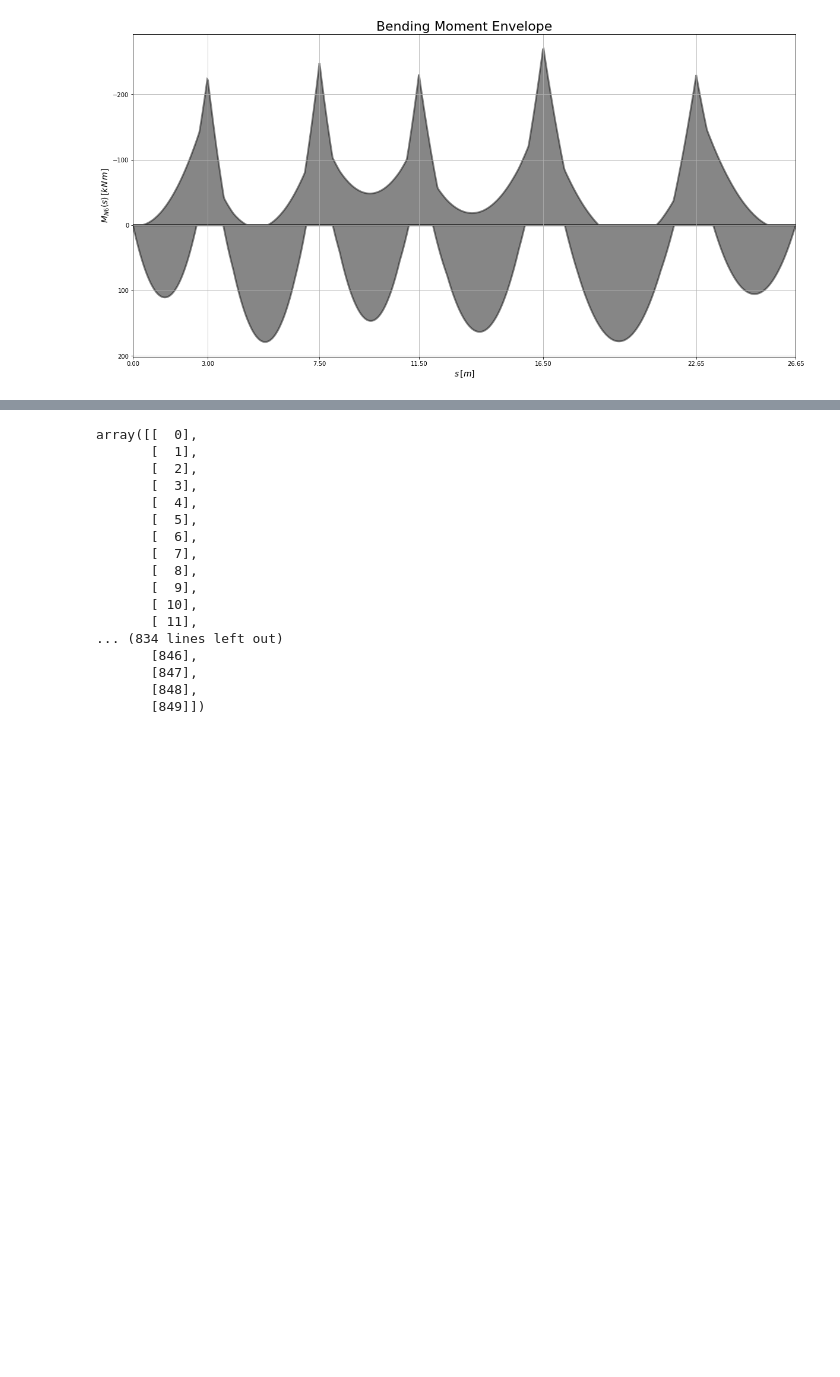
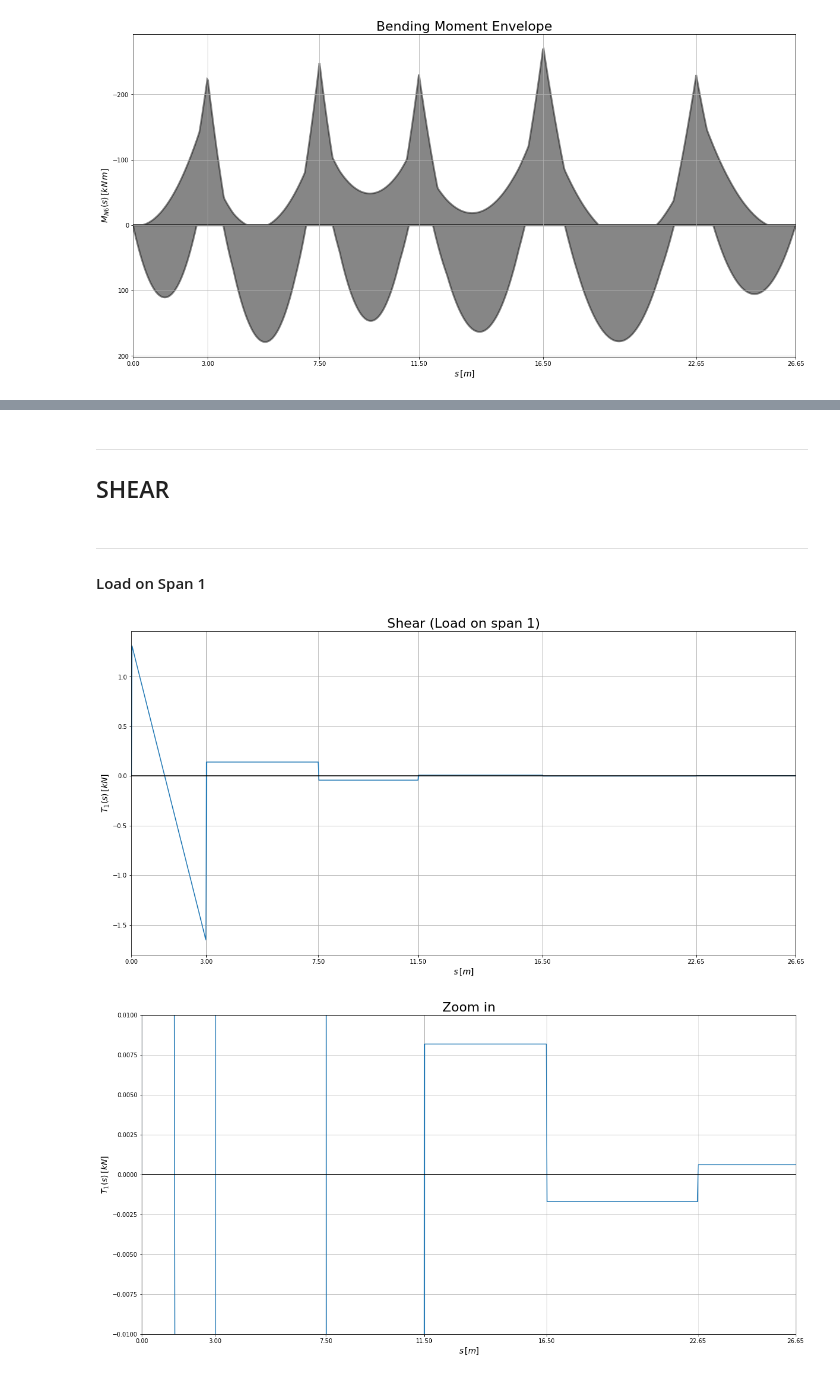
Before and after one commit to akaanzo/structural-safety, a Jupyter notebook: sol.ipynb, the cells around one changed output, grey strips where cells are left out. Drawn from its saved outputs; the diff is of its cells as text; code cells hidden in the pictures; blank space fills up the shorter version.

Commit message:
Plot shear

```diff
--- a/sol.ipynb
+++ b/sol.ipynb
@@ -824,23 +784,39 @@ MEd
 | C5 | 177.757 | 0 |
 | N6 | 0 | -229.318 |
 | C6 | 105.469 | 0 |
-# %%
-np.argwhere(s<=22.65)
-# %% [output]
-array([[  0],
-       [  1],
-       [  2],
-       [  3],
-       [  4],
-       [  5],
-       [  6],
-       [  7],
-       [  8],
-       [  9],
-       [ 10],
-       [ 11],
-... (834 lines left out)
-       [846],
-       [847],
-       [848],
-       [849]])
+# %% [markdown]
+---
+## SHEAR
+# %% [markdown]
+---
+#### Load on Span 1
+# %%
+R_1 = (R1[0] - 1 * s) * (Hv(s) - Hv(s-3)) + R1[1] * (Hv(s-3) - Hv(s-(3+4.5))) + R1[2]*(Hv(s-(3+4.5)) - Hv(s-(3+4.5+4)))+ R1[3]*(Hv(s-(3+4.5+4)) - Hv(s-(3+4.5+4+5)))+ R1[4]*(Hv(s-(3+4.5+4+5)) - Hv(s-(3+4.5+4+5+6.15))) +  R1[5]*(Hv(s-(3+4.5+4+5+6.15)) - Hv(s-(3+4.5+4+5+6.15+4)))
+# %%
+plt.figure(figsize=(20,10))
+plt.plot(s, R_1, )
+plt.xlim(s.min(), s.max())
+#plt.gca().invert_yaxis()
+plt.grid()
+plt.xlabel(r'$s\,[m]$', fontsize='14')
+plt.ylabel(r'$T_1(s)\,[kN]$', fontsize='14')
+plt.xticks([0, 3, 7.5, 11.5, 16.5, 22.65, 26.65])
+plt.axhline(0, color='black')
+plt.title('Shear (Load on span 1)', fontsize='22')
+plt.show()
+
+#-----------ZOOM IN----------------
+plt.figure(figsize=(20,10))
+plt.plot(s, R_1, )
+plt.xlim(s.min(), s.max())
+plt.ylim(-.01, .01)
+plt.xlabel(r'$s\,[m]$', fontsize='14')
+plt.ylabel(r'$T_1(s)\,[kN]$', fontsize='14')
+plt.xticks([0, 3, 7.5, 11.5, 16.5, 22.65, 26.65])
+plt.grid()
+plt.axhline(0, color='black')
+plt.title('Zoom in', fontsize='22')
+plt.show()
+# %% [output]
+[figure, added]
+[figure, added]
```
Also changed, not shown: parts of 13 cells of this notebook.
